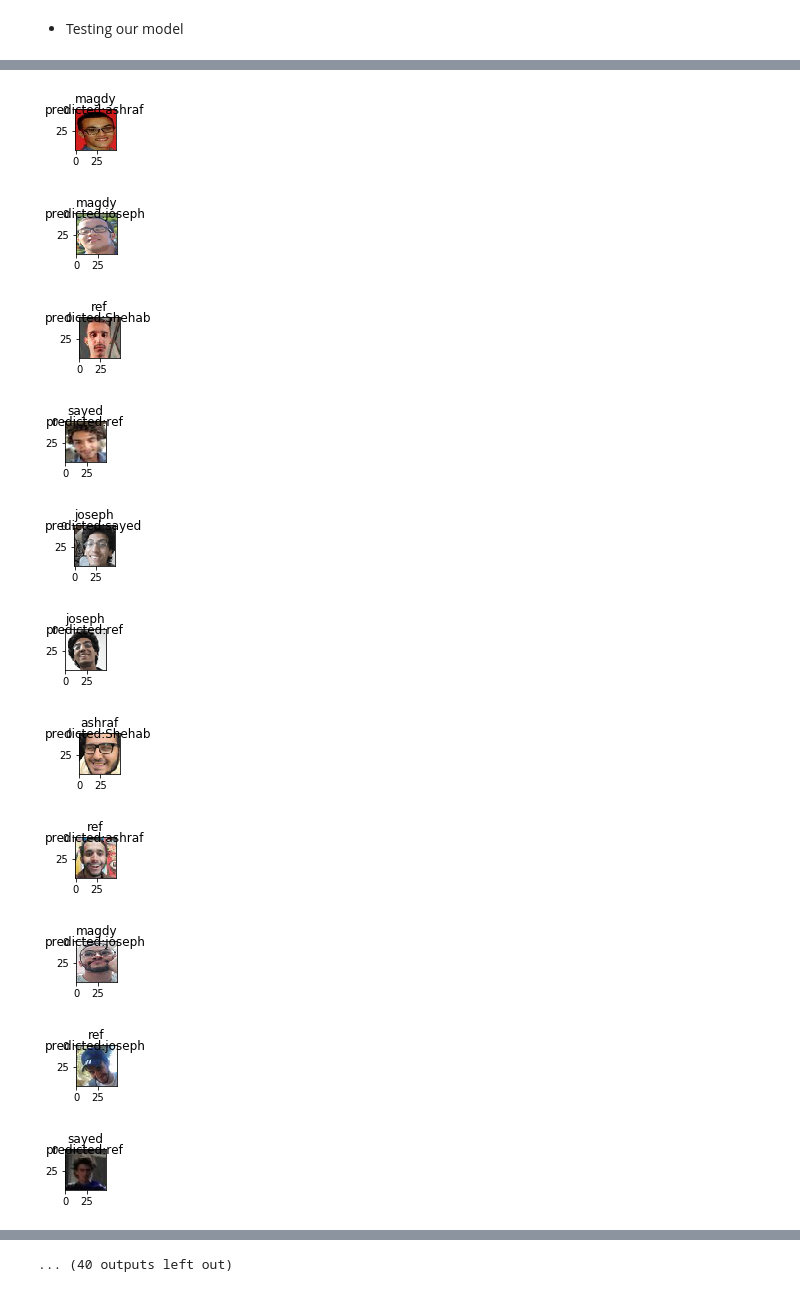
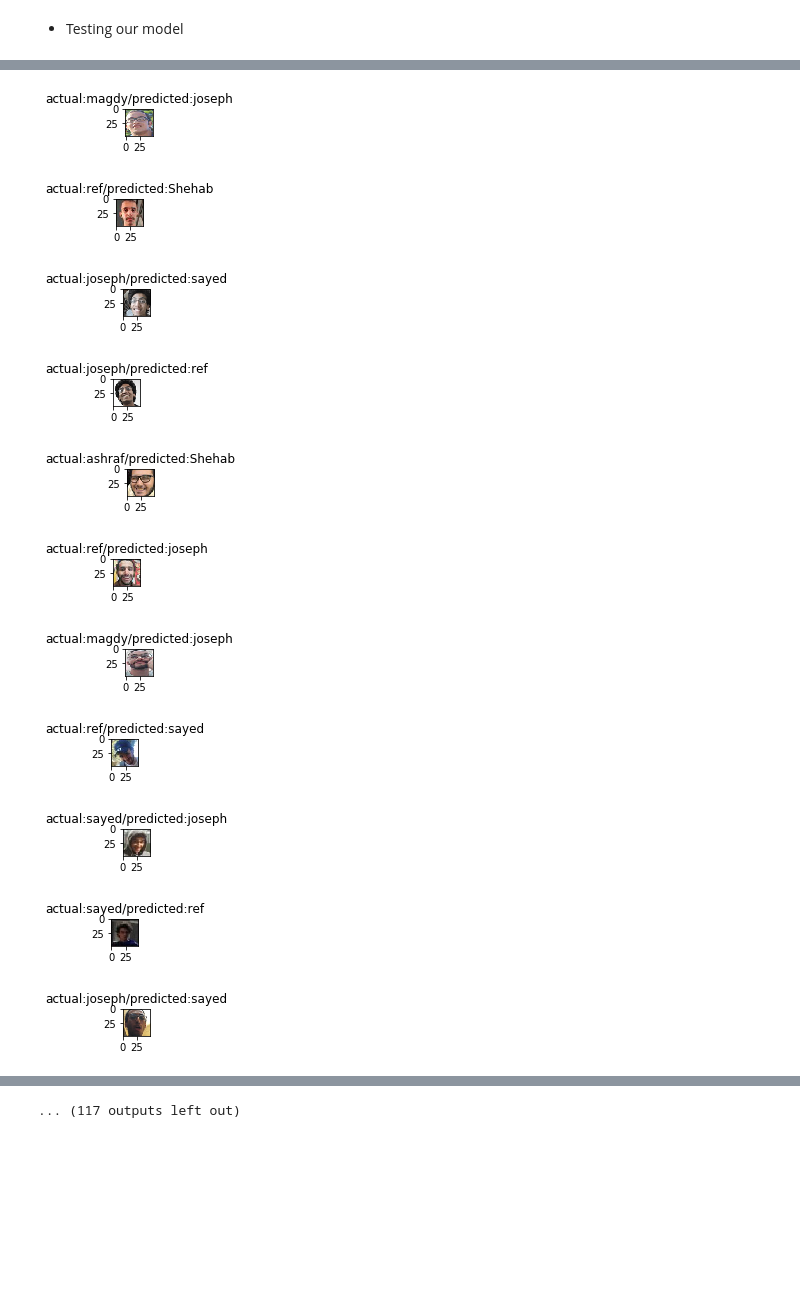
Before and after one commit to ms10596/detectioner, a Jupyter notebook: noconv.ipynb, the cells around one changed output, grey strips where cells are left out. Saved outputs shown, nothing was run; the diff lists cells and outputs as text; code cells hidden in the pictures; blank space fills up the shorter version.

Commit message:
feat: decrease image size more

```diff
--- a/noconv.ipynb
+++ b/noconv.ipynb
@@ -106,25 +106,24 @@ model.save('best-neural.h5')
 # %%
 y_hat = model.predict(x_test)
 # print(x_test.shape, y_test.shape, y_hat.shape)
 cnt = 0
-plt.rcParams['figure.figsize'] = [0.75, 0.75]
+plt.rcParams['figure.figsize'] = [0.5, 0.5]
 for i, j, k in zip(x_test, y_test, y_hat):
     if j[0] != np.where(k == np.max(k))[0][0]:
         plt.imshow((i * 255).astype(np.uint8))
-        plt.title(classes[j[0]])
-        plt.suptitle(str('predicted:' + classes[np.where(k == np.max(k))[0][0]]))
+        plt.title(str('actual:'+classes[j[0]]+'/predicted:' + classes[np.where(k == np.max(k))[0][0]]))
         plt.show()
         cnt += 1
 print("false:", cnt)
 # %% [output]
-[figure, old version]
+[figure, new version]
-[figure, old version]
+[figure, new version]
-[figure, old version]
+[figure, new version]
-[figure, old version]
+[figure, new version]
-[figure, old version]
+[figure, new version]
-[figure, old version]
+[figure, new version]
-[figure, old version]
+[figure, new version]
-[figure, old version]
+[figure, new version]
-[figure, old version]
+[figure, new version]
-[figure, old version]
+[figure, new version]
-[figure, old version]
+[figure, new version]
@@ -132,4 +131,4 @@ print("false:", cnt)
-... (40 outputs left out)
+... (117 outputs left out)
 # %%
 model.summary()
 # %% [output]
```
Also changed, not shown: parts of 3 cells of this notebook, 1 other file.
